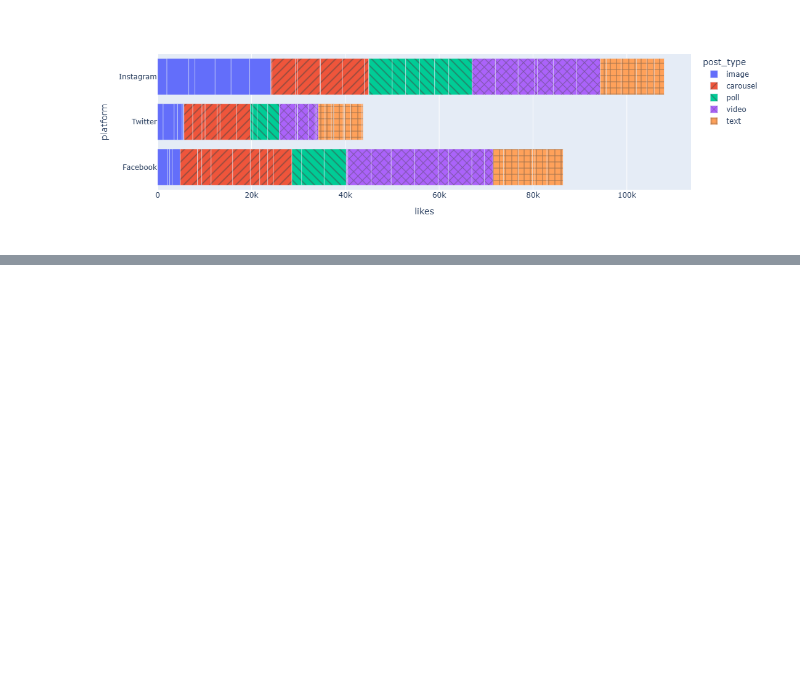
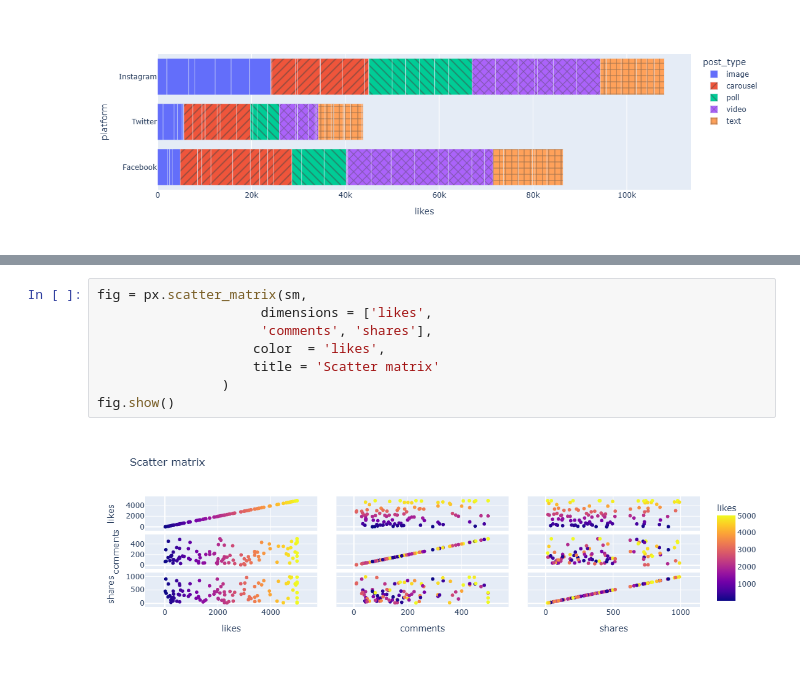
Before and after one commit to meet-senjaliya/Pythone_Jp, a Jupyter notebook: Sem_4/Ch_2.ipynb, the cells around one changed output, grey strips where cells are left out. Drawn from its saved outputs; the diff is of its cells as text; blank space fills up the shorter version.

```diff
--- a/Sem_4/Ch_2.ipynb
+++ b/Sem_4/Ch_2.ipynb
@@ -431,0 +457,10 @@ fig.show()
+# %%
+fig = px.scatter_matrix(sm,
+                     dimensions = ['likes',
+                     'comments', 'shares'],
+                    color  = 'likes',
+                    title = 'Scatter matrix'
+                )
+fig.show()
+# %% [output]
+[figure, added]
```
Also changed, not shown: parts of 13 cells of this notebook, 4 other files.
